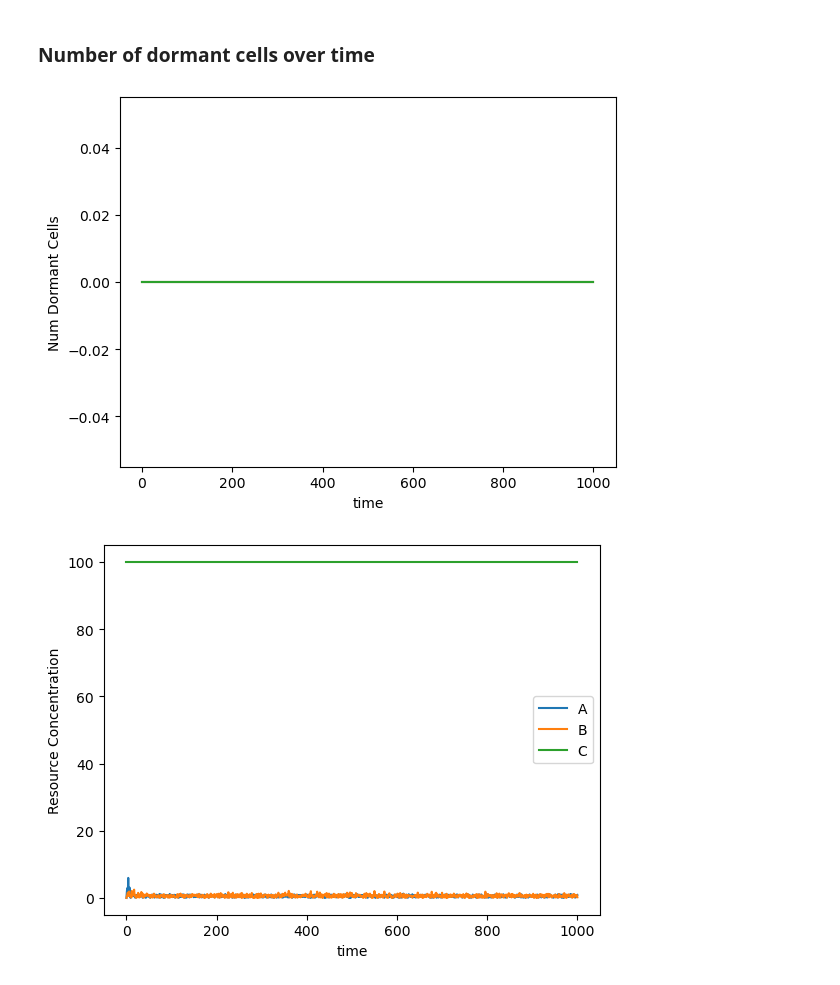
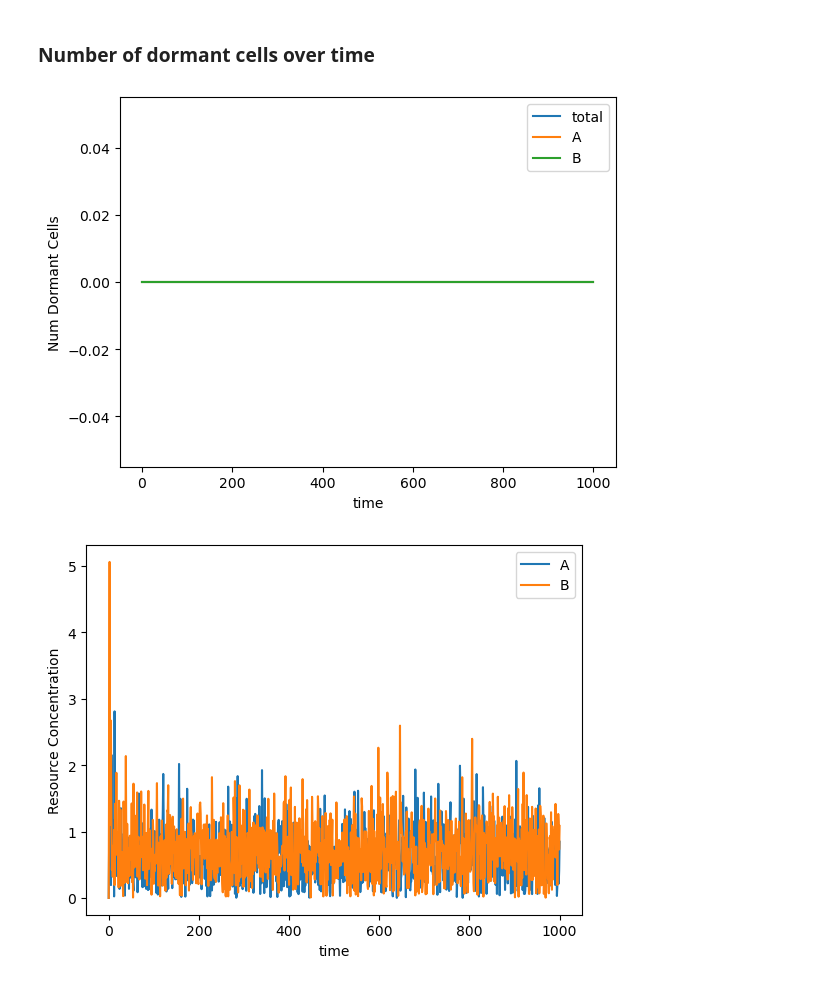
Before and after one commit to LennonLab/mutual-dorm, a Jupyter notebook: python/main.ipynb, the cells around one changed output. Cells and saved outputs as stored; diff of their text form; code cells hidden in the pictures.

Commit message:
testing parameters

```diff
--- a/python/main.ipynb
+++ b/python/main.ipynb
@@ -6,17 +7,40 @@ from Population import Population
 # %% [markdown]
 ## Make populations
 # %%
+# parameters
 N_i = 100 # initial N
-t_max = 1000
+t_max = 100 # length of simulation
 cell_type = None
-trait = 0
+num_cells = 2
+trait = None
+R = None
+mt = None
+g = None
+size = None
+env_stoch = True
+
+if num_cells == 1:
+    cell_type = "A" # if only one cell type, make them all A
+
+
+cell_args = {
+    'ty': cell_type,
+    'trait': trait,
+    'R': R,
+    'mt': mt,
+    'g': g,
+    'size': size
+}
 
 R_i = {
     'A': 0,
     'B': 0,
     'C': 100
 }
-pop = Population([ Cell(trait=trait) for i in range(N_i) ], R_i, responsive=True, dorm=False)
+pop = Population(
+    [ Cell(**cell_args) for i in range(N_i) ],
+    R_i, responsive=False, dorm=False
+)
 # %% [markdown]
 ## simulate
 # %%
@@ -36,14 +60,18 @@ Rb = [pop.R('B')]
 Da = [pop.density_d('A')]
 Db = [pop.density_d('B')]
 
-from copy import deepcopy
+if env_stoch: # environmental stochasticity mode
+    C_flow = [0, 100]
+
+else:
+    C_flow = [100]
 
 for t in range(t_max):
 
 
     pop.timestep()
 
-    pop.resources['C'] += 100
+    pop.resources['C'] += np.random.choice(C_flow)
 
     R.append(pop.R())
     Ra.append(pop.R('A'))
@@ -123,17 +151,18 @@ ax.plot(range(1, t_max+1), Da[1:len(D)], label='A')
 ax.plot(range(1, t_max+1), Db[1:len(D)], label='B')
 ax.set_xlabel('time')
 ax.set_ylabel('Num Dormant Cells')
+plt.legend()
 plt.show()
 # %% [output]
-[figure, old version]
+[figure, new version]
 # %%
 fig, ax = plt.subplots()
 ax.plot(ts, r_a, label='A')
 ax.plot(ts, r_b, label='B')
-ax.plot(ts, r_c, label='C')
+# ax.plot(ts, r_c, label='C')
 ax.set_xlabel('time')
 ax.set_ylabel('Resource Concentration')
 plt.legend()
 plt.show()
 # %% [output]
-[figure, old version]
+[figure, new version]
```
Also changed, not shown: parts of 5 cells of this notebook, 1 other file.
